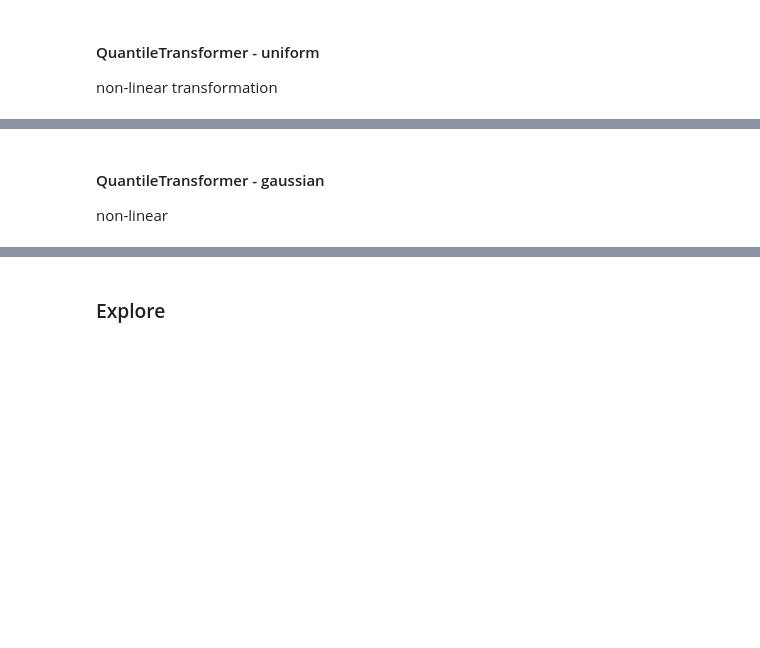
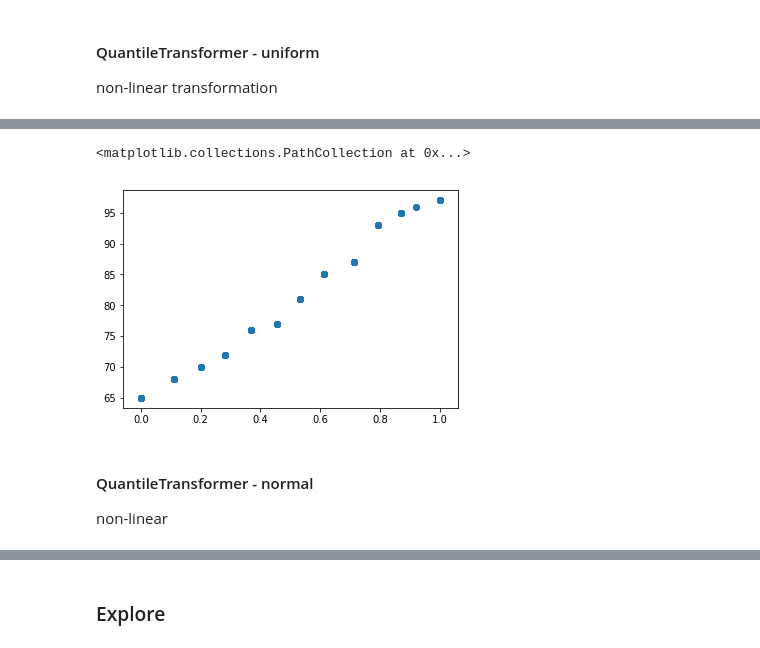
Before and after one commit to CodeupClassroom/bayes-methodologies-exercises, a Jupyter notebook: regression-day3.ipynb, the cells around one changed output, grey strips where cells are left out. Cells and saved outputs as stored; diff of their text form; code cells hidden in the pictures; blank space fills up the shorter version.

```diff
--- a/regression-day3.ipynb
+++ b/regression-day3.ipynb
@@ -66,3 +194,6 @@ linear
 #### QuantileTransformer - uniform
 
 non-linear transformation
+# %%
+scaler = QuantileTransformer(n_quantiles=100, output_distribution='uniform', random_state=123, copy=True).fit(train)
+uniform_train = pd.DataFrame(scaler.transform(train), columns=train.columns.values).set_index([train.index.values])
@@ -69,4 +212,9 @@ non-linear transformation
+# %%
+plt.scatter(uniform_train.final_grade, train.final_grade)
+# %% [output]
+<matplotlib.collections.PathCollection at 0x...>
+[figure, added]
 # %% [markdown]
-#### QuantileTransformer - gaussian
+#### QuantileTransformer - normal
 
 non-linear
```
Also changed, not shown: parts of 48 cells of this notebook.
